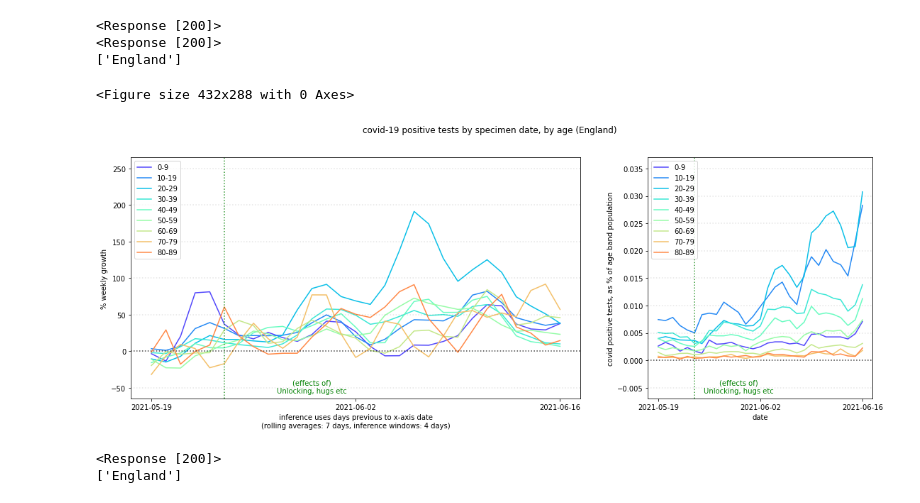
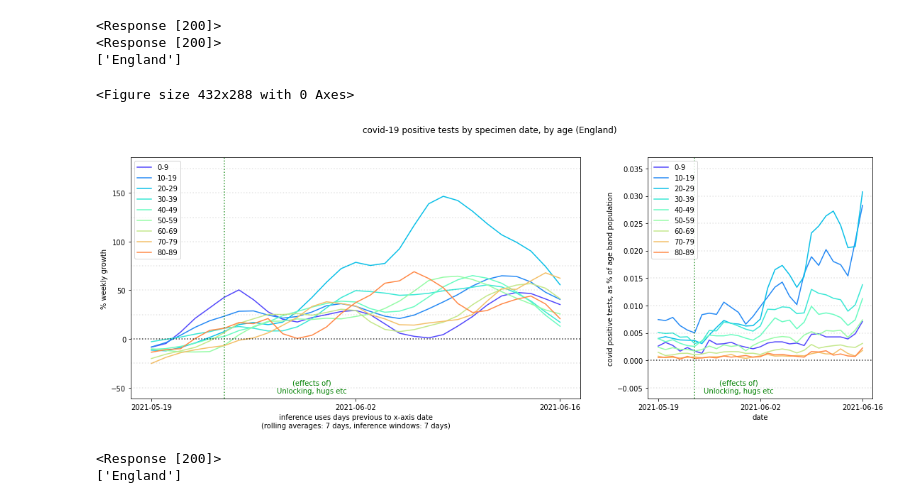
Before and after one commit to nicfreeman1209/covid-19, a Jupyter notebook: log-linear/Log-Linear.ipynb, the cells around one changed output. Saved outputs shown, nothing was run; the diff lists cells and outputs as text; code cells hidden in the pictures.

```diff
--- a/log-linear/Log-Linear.ipynb
+++ b/log-linear/Log-Linear.ipynb
@@ -386,7 +386,7 @@ sns.set_palette("rainbow",len(ageBands.keys()))
 
 n_prev_days = 1 + 7*4
 n_avg_window = 7
-n_inf_window = 4
+n_inf_window = 7
 n_clip_recent = 2
 
 x_dates = sorted(list(set(age_tests_df_male.date.to_list())))
@@ -403,34 +403,34 @@ list_of_dicts_female = age_tests_df_female.femaleCases.to_list()[:len(x_dates)-n
 def process_list_of_dicts(list_of_dicts):
     for ageBand, rawAgeBands in ageBands.items():
         y_dict[ageBand] = []
         for item in list_of_dicts: # unpack the json...
             if len(item)==0:
                 y_dict[ageBand].append(np.nan)
                 continue
             v = 0
             for l in item:
                 if l["age"] in rawAgeBands:
                     v += l["value"]
             v /= popn[ageBand]*1e6
             v *= 100
             y_dict[ageBand].append(v)
         assert(y_dict[ageBand][-1] is not np.nan)
     return y_dict
 
 y_dict_male = process_list_of_dicts(list_of_dicts_male)
 y_dict_female = process_list_of_dicts(list_of_dicts_female)
 for ageBand in ageBands.keys():
     y_dict[ageBand] = np.array(y_dict_male[ageBand]) + np.array(y_dict_female[ageBand])
     y_dict[ageBand] = np.diff(y_dict[ageBand])
 
 #print(y_dict)
 
 del y_dict["90+"]
 
 plot_rates_over_time(title, x_dates, y_dict, ylabel, dividers, divider_offset, n_avg_window, n_inf_window, n_prev_days)
 # %% [output]
 <Figure size 432x288 with 0 Axes>
-[figure, old version]
+[figure, new version]
 # %%
 # HOSPITAL ADMISSIONS AGE DEMOGRAPHICS - fetch
 url = "https://api.coronavirus.data.gov.uk/v2/data?areaType=nation&areaCode=E92000001&metric=cumAdmissionsByAge&format=json"
```
Also changed, not shown: 2 other files.
